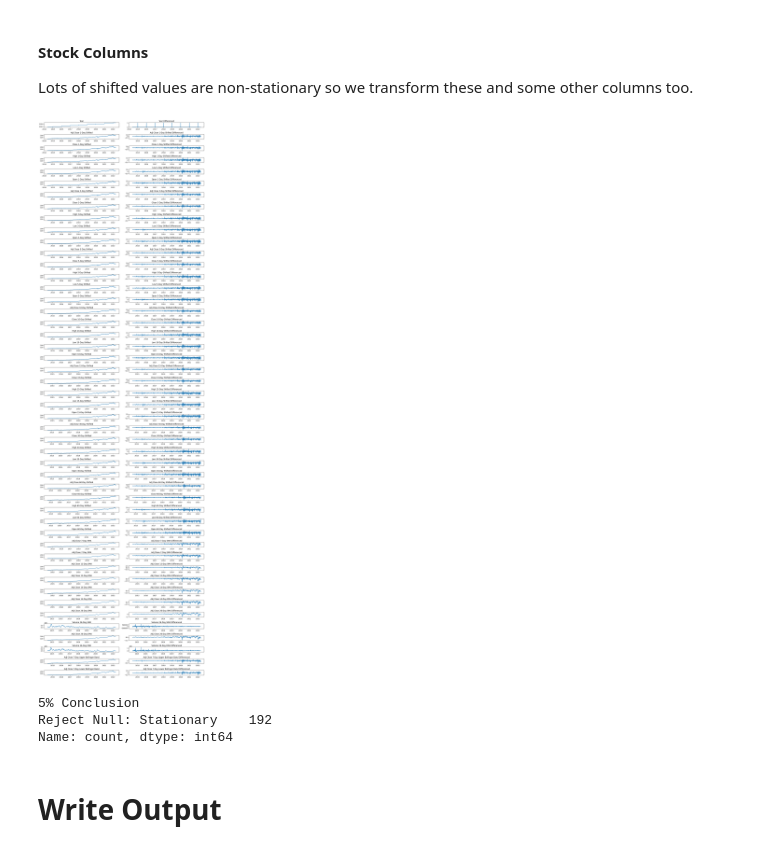
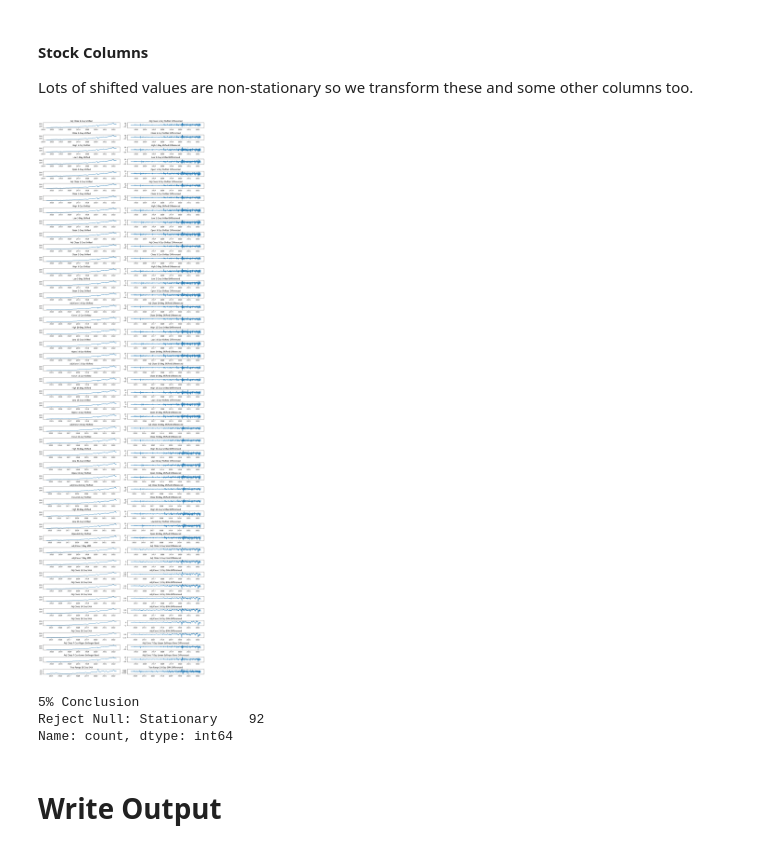
Before and after one commit to ed-churchill/ibm-ml-certificate, a Jupyter notebook: ibm-classification-feature-engineering.ipynb, the cells around one changed output. Cells and saved outputs as stored; diff of their text form; code cells hidden in the pictures.

```diff
--- a/ibm-classification-feature-engineering.ipynb
+++ b/ibm-classification-feature-engineering.ipynb
@@ -311,7 +311,7 @@ from statsmodels.tsa.stattools import adfuller
 # %%
 # Get stocks to perform adf test on
 import random
-n_stocks = 4
+n_stocks = 2
 stocks = random.sample(
     list(df['Symbol'].unique()),
     n_stocks
@@ -579,27 +579,27 @@ Name: count, dtype: int64
 Lots of shifted values are non-stationary so we transform these and some other columns too.
 # %%
 # Use first order differencing to trasnform columns
-to_transform = [c for c in non_stationary_stock_cols if c not in to_drop]
+to_transform = [c for c in non_stationary_stock_cols if c != 'Year']
 transformed_col_names = [f"{c} Differenced" for c in to_transform]
 df[transformed_col_names] = df.groupby('Symbol')[to_transform].transform(lambda x: x.diff())
 
 # Data to do plots for 1 stock
 df1 = df[df['Symbol'] == 1]
 
 # Plot before and after transformation
 fig, axes = plt.subplots(len(to_transform), 2, figsize=(15, 50))
 for i, (c1, c2) in enumerate(zip(to_transform, transformed_col_names)):
     axes[i, 0].plot(df1['Date'], df1[c1])
     axes[i, 1].plot(df1['Date'], df1[c2])
     axes[i, 0].set_title(c1)
     axes[i, 1].set_title(c2)
 plt.tight_layout()
 plt.show()
 
 # Drop columns that were transformed
 df.drop(to_transform, axis=1, inplace=True)
 # %% [output]
-[figure, old version]
+[figure, new version]
 # %%
 # Perform ADF Test for transformed columns
 results = adf_test_stocks(
@@ -610,7 +610,7 @@ results = adf_test_stocks(
 results['5% Conclusion'].value_counts()
 # %% [output]
 5% Conclusion
-Reject Null: Stationary    192
+Reject Null: Stationary    92
 Name: count, dtype: int64
 # %% [markdown]
 # Write Output
```
Also changed, not shown: parts of 2 cells of this notebook.
